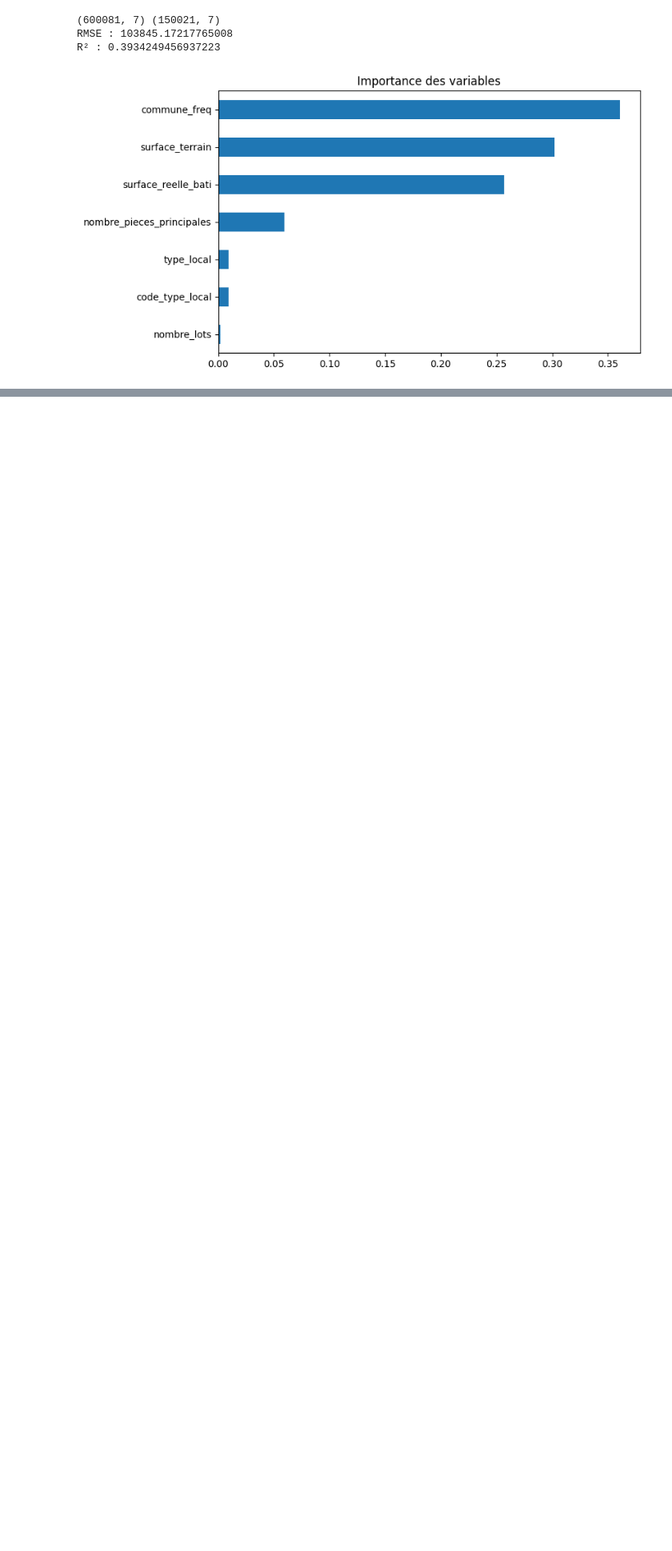
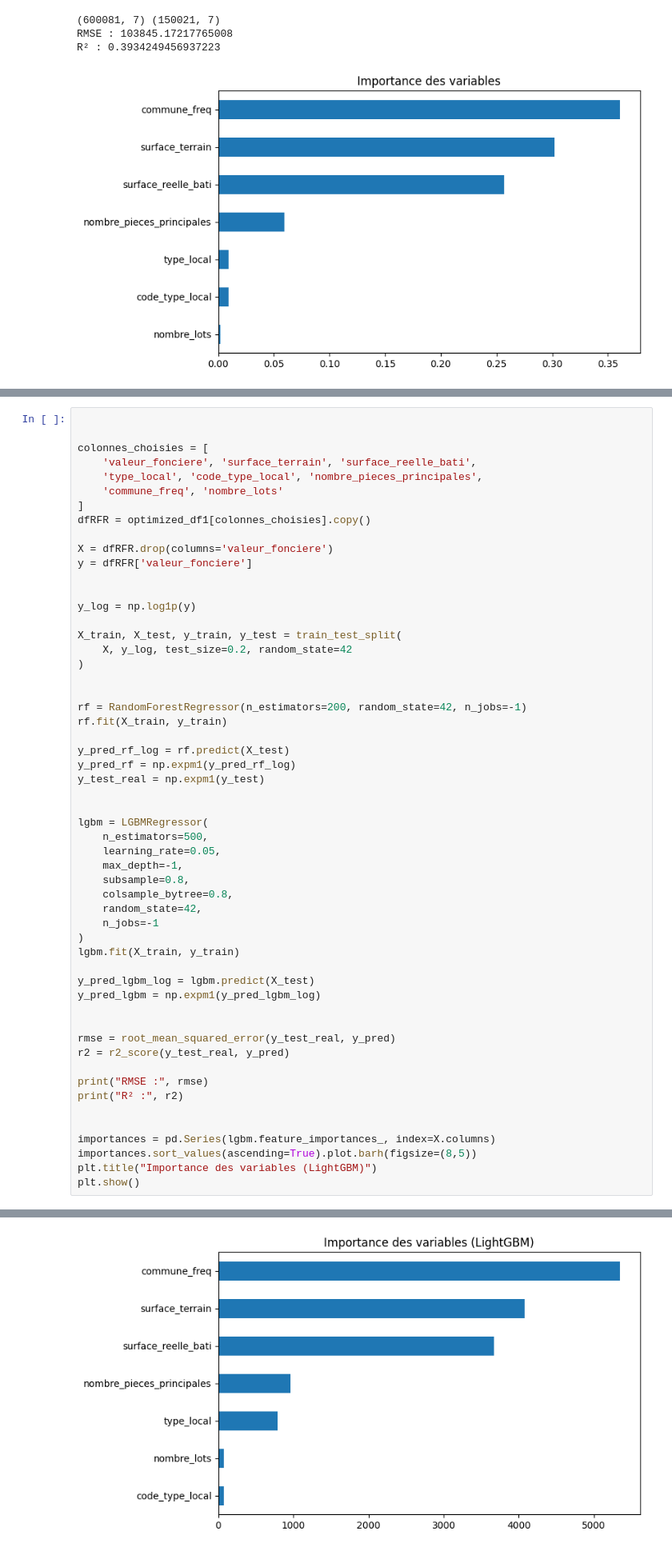
Before and after one commit to standemdem/compagnon-immobilier, a Jupyter notebook: notebooks/04_prediction_full_2020.ipynb, the cells around one changed output, grey strips where cells are left out. Shown at 80% size. Drawn from its saved outputs; the diff is of its cells as text; blank space fills up the shorter version.

```diff
--- a/notebooks/04_prediction_full_2020.ipynb
+++ b/notebooks/04_prediction_full_2020.ipynb
@@ -357,0 +396,56 @@ R² : 0.3934249456937223
+# %%
+
+
+colonnes_choisies = [
+    'valeur_fonciere', 'surface_terrain', 'surface_reelle_bati',
+    'type_local', 'code_type_local', 'nombre_pieces_principales',
+    'commune_freq', 'nombre_lots'
+]
+dfRFR = optimized_df1[colonnes_choisies].copy()
+
+X = dfRFR.drop(columns='valeur_fonciere')
+y = dfRFR['valeur_fonciere']
+
+
+y_log = np.log1p(y)
+
+X_train, X_test, y_train, y_test = train_test_split(
+    X, y_log, test_size=0.2, random_state=42
+)
+
+
+rf = RandomForestRegressor(n_estimators=200, random_state=42, n_jobs=-1)
+rf.fit(X_train, y_train)
+
+y_pred_rf_log = rf.predict(X_test)
+y_pred_rf = np.expm1(y_pred_rf_log)
+y_test_real = np.expm1(y_test)
+
+
+lgbm = LGBMRegressor(
+    n_estimators=500,
+    learning_rate=0.05,
+    max_depth=-1,
+    subsample=0.8,
+    colsample_bytree=0.8,
+    random_state=42,
+    n_jobs=-1
+)
+lgbm.fit(X_train, y_train)
+
+y_pred_lgbm_log = lgbm.predict(X_test)
+y_pred_lgbm = np.expm1(y_pred_lgbm_log)
+
+
+rmse = root_mean_squared_error(y_test_real, y_pred)
+r2 = r2_score(y_test_real, y_pred)
+
+print("RMSE :", rmse)
+print("R² :", r2)
+
+
+importances = pd.Series(lgbm.feature_importances_, index=X.columns)
+importances.sort_values(ascending=True).plot.barh(figsize=(8,5))
+plt.title("Importance des variables (LightGBM)")
+plt.show()
+# %% [output]
@@ -357,0 +460 @@ R² : 0.3934249456937223
+[figure, added]
```
Also changed, not shown: parts of 9 cells of this notebook.
